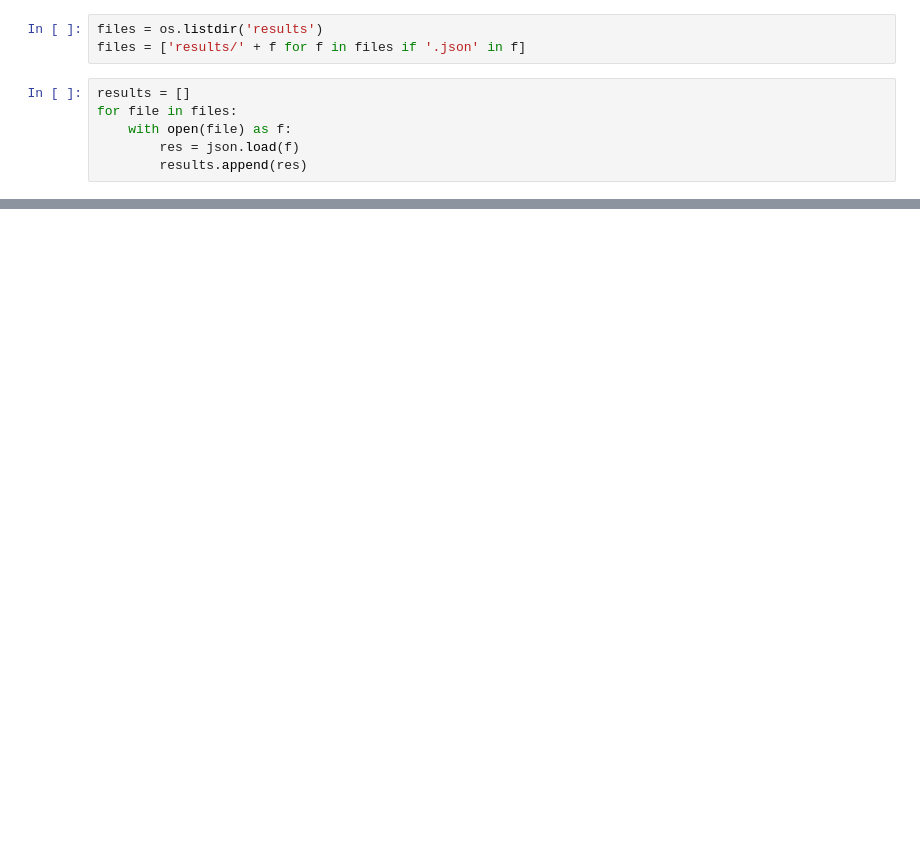
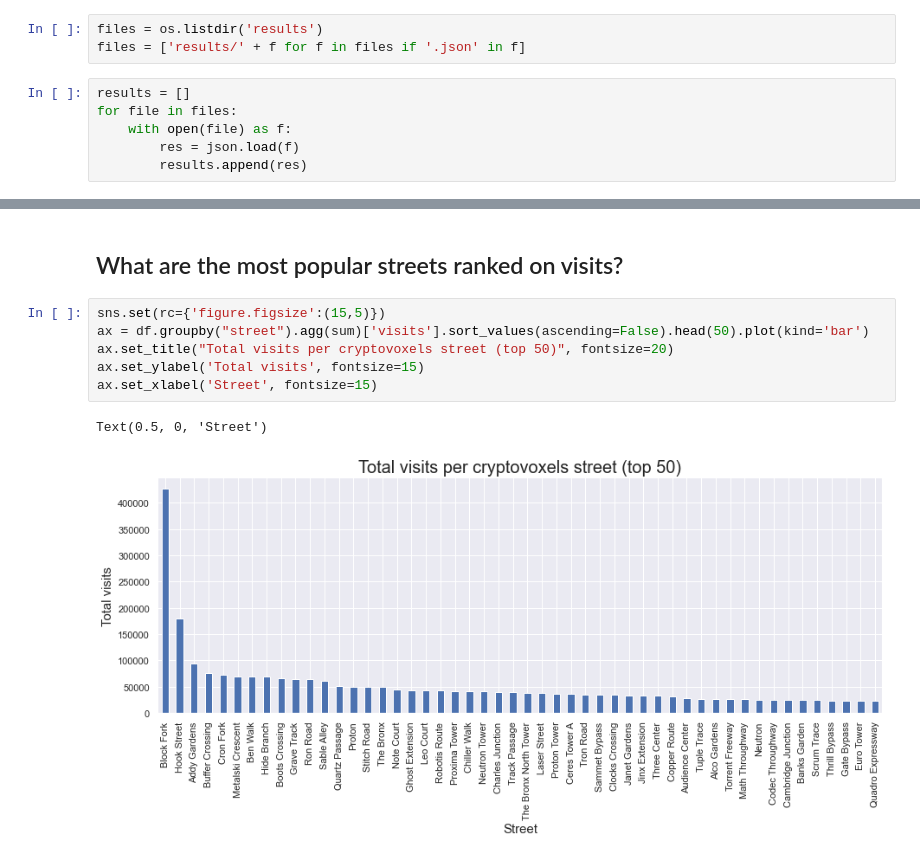
Before and after one commit to alxcnwy/cryptovoxels_parcel_scraper, a Jupyter notebook: analysis.ipynb, the cells around one changed output, grey strips where cells are left out. Saved outputs shown, nothing was run; the diff lists cells and outputs as text; blank space fills up the shorter version.

```diff
--- a/analysis.ipynb
+++ b/analysis.ipynb
@@ -43,0 +103,11 @@ df["visits_rank_neighbourhood"] = df.groupby("neighbourhood")["visits"].rank("de
+# %% [markdown]
+## What are the most popular streets ranked on visits?
+# %%
+sns.set(rc={'figure.figsize':(15,5)})
+ax = df.groupby("street").agg(sum)['visits'].sort_values(ascending=False).head(50).plot(kind='bar')
+ax.set_title("Total visits per cryptovoxels street (top 50)", fontsize=20)
+ax.set_ylabel('Total visits', fontsize=15)
+ax.set_xlabel('Street', fontsize=15)
+# %% [output]
+Text(0.5, 0, 'Street')
+[figure, added]
```
Also changed, not shown: parts of 51 cells of this notebook, 2 other files.
